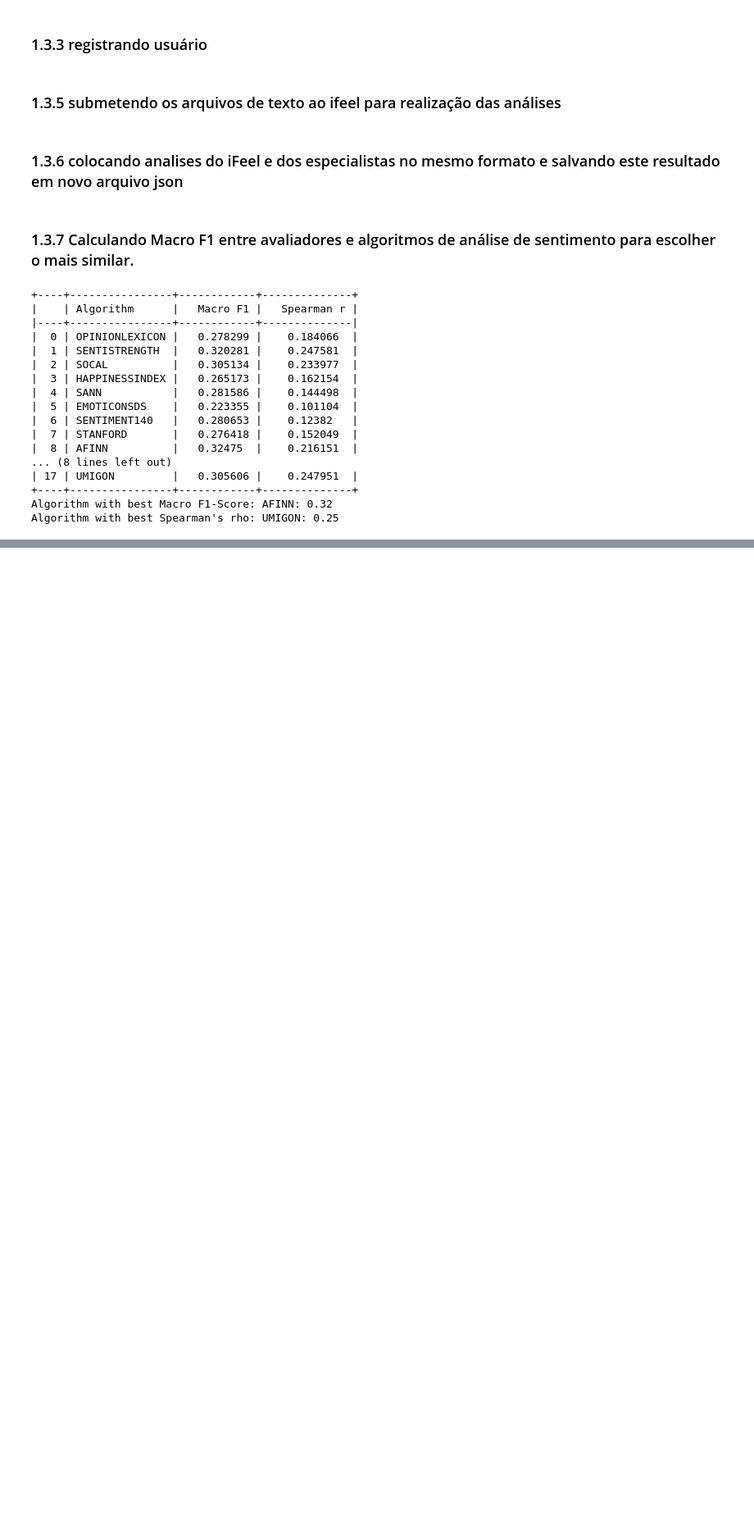
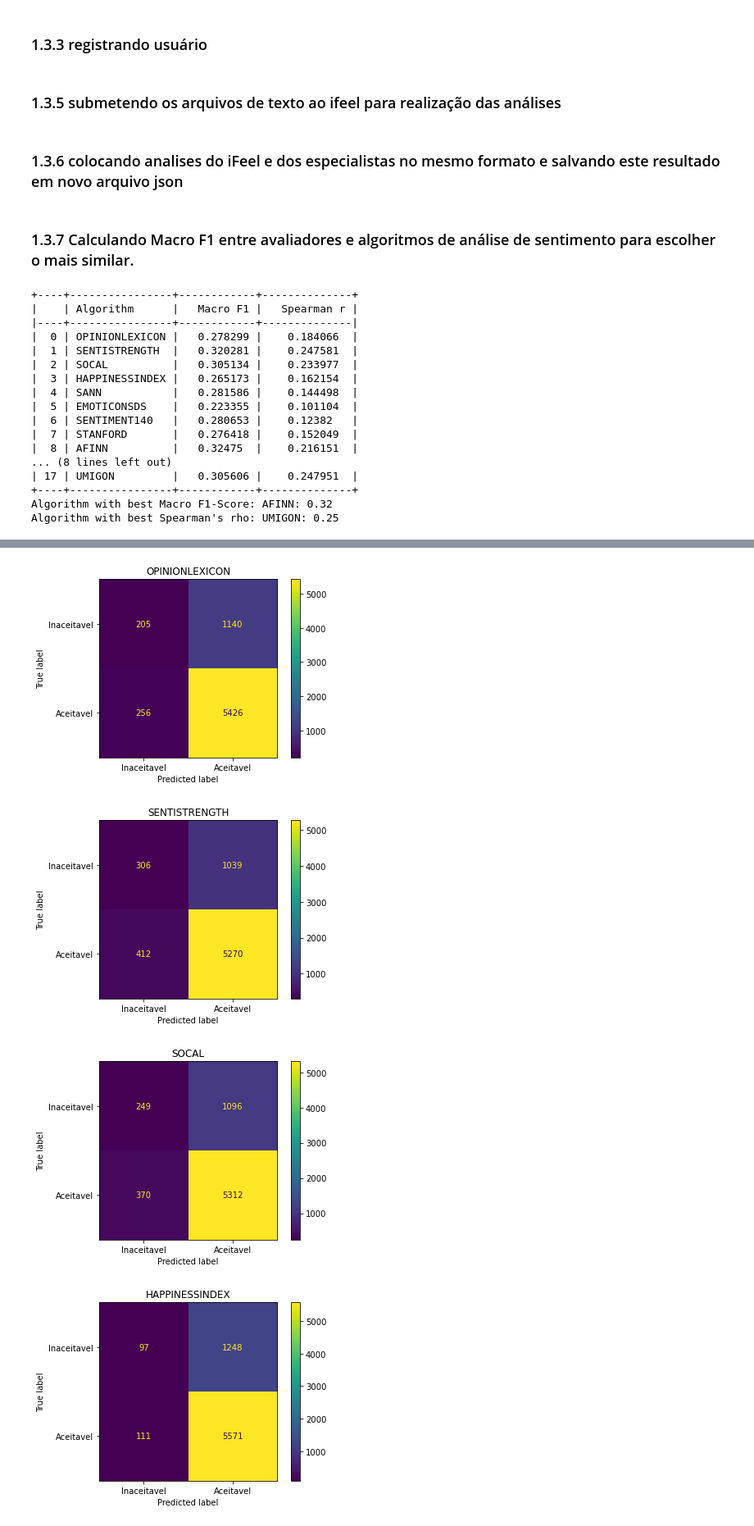
Before and after one commit to DiegoAscanio/analise_algoritmos_sentimentos, a Jupyter notebook: Seleção do Algoritmo de Análise de Sentimento Mais Correlato aos especialistas humanos.ipynb, the cells around one changed output, grey strips where cells are left out. Shown at 82% size. Cells and saved outputs as stored; diff of their text form; code cells hidden in the pictures; blank space fills up the shorter version.

```diff
--- a/Seleção do Algoritmo de Análise de Sentimento Mais Correlato aos especialistas humanos.ipynb
+++ b/Seleção do Algoritmo de Análise de Sentimento Mais Correlato aos especialistas humanos.ipynb
@@ -393,0 +422,8 @@ Algorithm with best Spearman's rho: UMIGON: 0.25
+# %%
+from copy import copy
+binario = copy(y_preds)
+binario['expert'] = copy(y_true)
+binario = pd.DataFrame(binario)
+inaceitavel = binario == 'Negative'
+binario[~inaceitavel] = 1
+binario[inaceitavel] = 0
@@ -393,0 +432,22 @@ Algorithm with best Spearman's rho: UMIGON: 0.25
+# %%
+from tabulate import tabulate
+max_score = -999999
+best_algo_f1 = None
+results = pd.DataFrame(columns = ['Algorithm', 'Macro F1'])
+expert = copy(binario['expert'])
+print(expert.values)
+del(binario['expert'])
+for method in binario:
+    score = f1(list(expert), list(binario[method]), average='macro')
+    results = results.append({
+        'Algorithm': method,
+        'Macro F1': score,
+    }, ignore_index=True)
+    if score > max_score:
+        best_algo_f1 = method
+        max_score = score
+
+print(
+    tabulate(results, headers='keys', tablefmt='psql')
+)
+print('Algorithm with best Macro F1-Score: {}: {:.2f}'.format(best_algo_f1, max_score))
@@ -393,0 +473,15 @@ Algorithm with best Spearman's rho: UMIGON: 0.25
+# %%
+from sklearn.metrics import confusion_matrix, ConfusionMatrixDisplay
+import matplotlib.pyplot as plt
+
+for algo in sa_algorithms:
+    c = confusion_matrix(list(expert), list(binario[algo]))
+    c_display = ConfusionMatrixDisplay(confusion_matrix = c, display_labels = ['Inaceitavel', 'Aceitavel'])
+    c_display.plot()
+    plt.title(algo)
+    plt.show()
+# %% [output]
+[figure, added]
+[figure, added]
+[figure, added]
+[figure, added]
```
Also changed, not shown: parts of 6 cells of this notebook, 3 other files.
